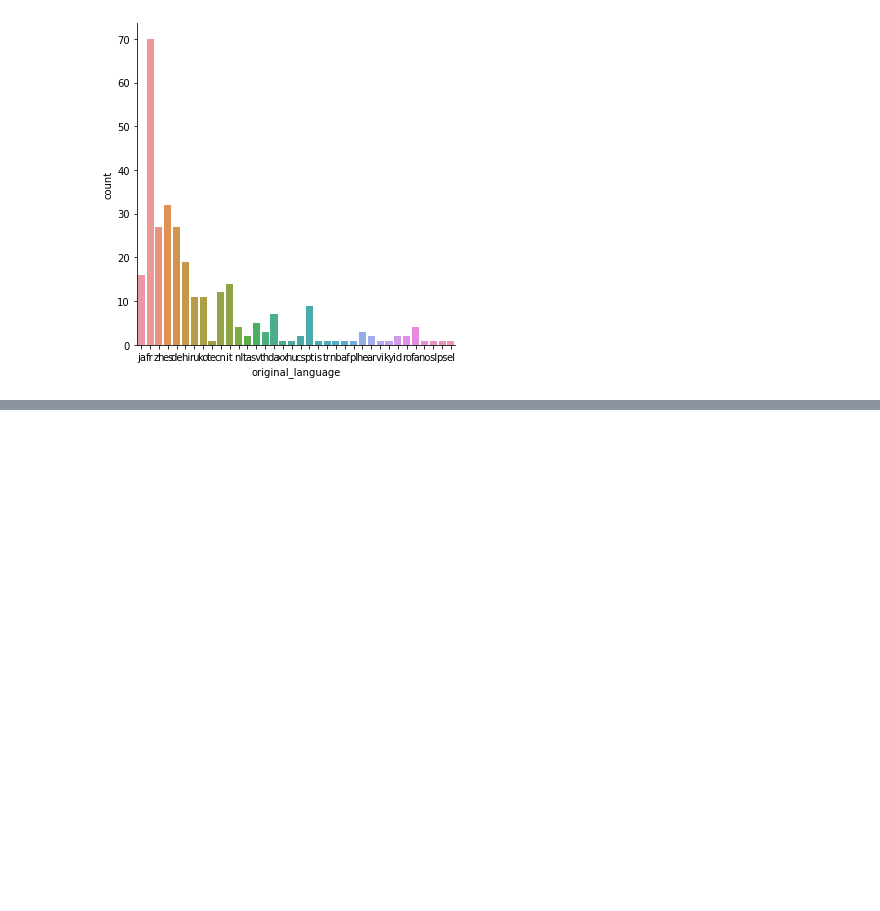
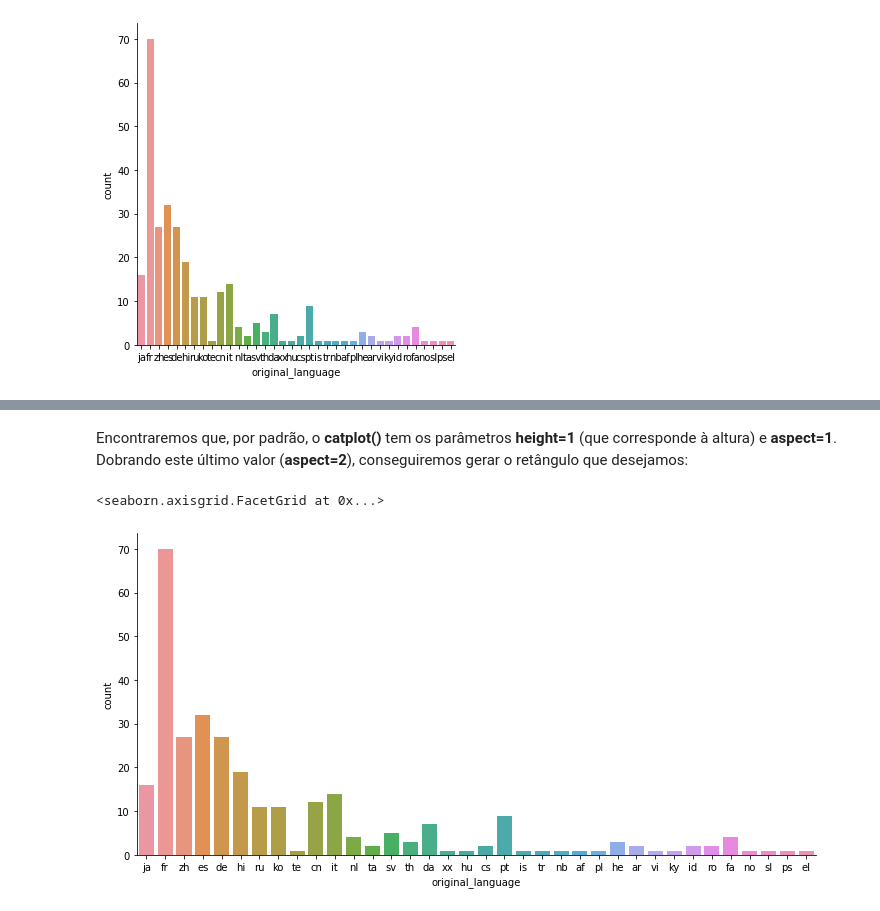
Before and after one commit to 1-aquila-1/data-science, a Jupyter notebook: 01-primeiros-passos/primeiros_passos.ipynb, the cells around one changed output, grey strips where cells are left out. Saved outputs shown, nothing was run; the diff lists cells and outputs as text; code cells hidden in the pictures; blank space fills up the shorter version.

Commit message:
Continuando com visualização

```diff
--- a/01-primeiros-passos/primeiros_passos.ipynb
+++ b/01-primeiros-passos/primeiros_passos.ipynb
@@ -422,0 +431,5 @@ sns.catplot(x = "original_language", kind="count",
+# %%
+filmes_sem_lingua_original_em_ingles = tmdb.query("original_language != 'en'")
+
+sns.catplot(x = "original_language", kind="count",
+              data = filmes_sem_lingua_original_em_ingles)
@@ -422,0 +439,7 @@ sns.catplot(x = "original_language", kind="count",
+# %% [markdown]
+Encontraremos que, por padrão, o **catplot()** tem os parâmetros **height=1** (que corresponde à altura) e **aspect=1**. Dobrando este último valor (**aspect=2**), conseguiremos gerar o retângulo que desejamos:
+# %%
+sns.catplot(x = "original_language", data = filmes_sem_lingua_original_em_ingles, kind="count", aspect=2)
+# %% [output]
+<seaborn.axisgrid.FacetGrid at 0x...>
+[figure, added]
```
Also changed, not shown: parts of 8 cells of this notebook.
